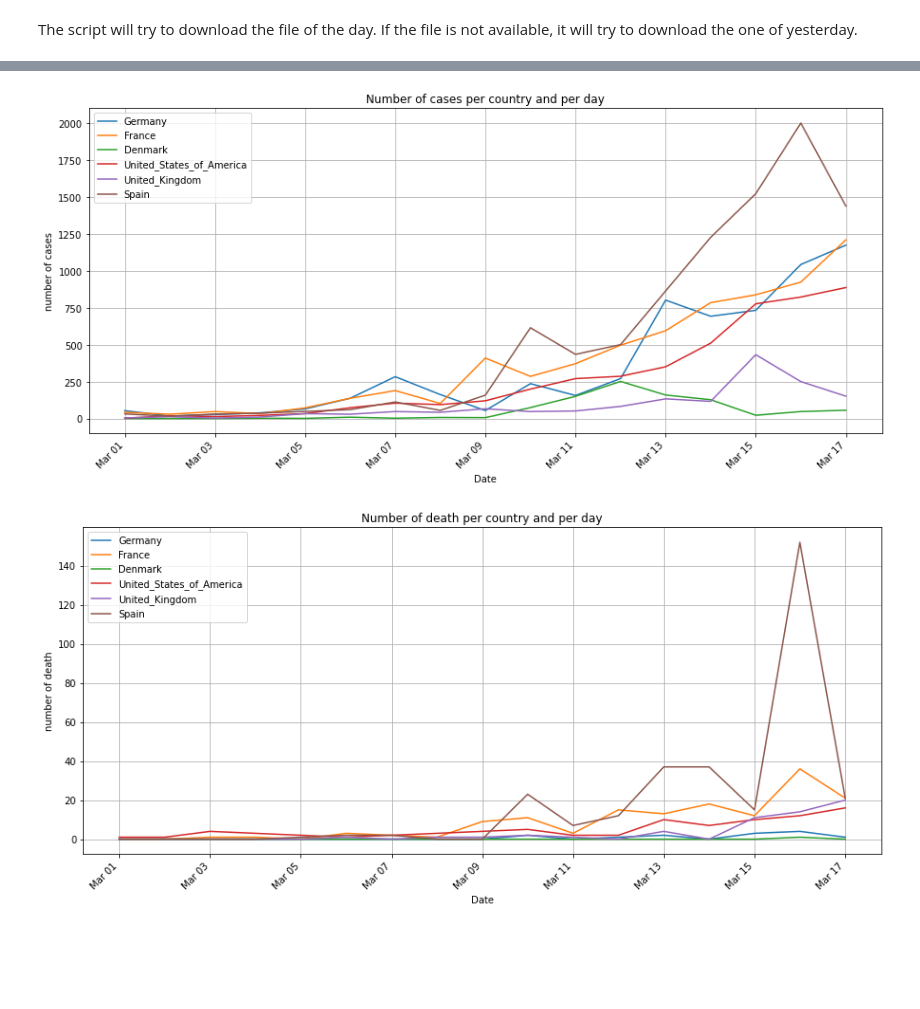
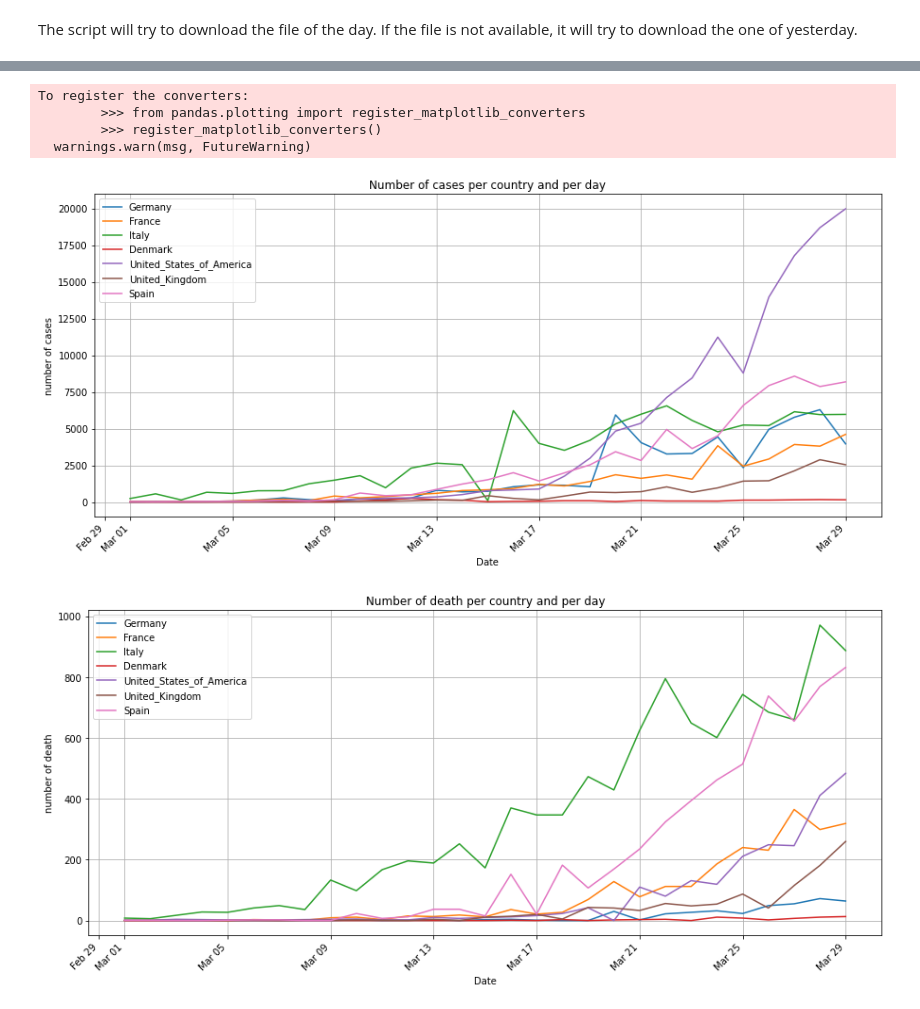
Before and after one commit to Hansastro/Covid-19, a Jupyter notebook: Covid_19.ipynb, the cells around one changed output, grey strips where cells are left out. Saved outputs shown, nothing was run; the diff lists cells and outputs as text; code cells hidden in the pictures; blank space fills up the shorter version.

```diff
--- a/Covid_19.ipynb
+++ b/Covid_19.ipynb
@@ -19,7 +19,7 @@ List of the country to display and a start date
 countryList = [
                'Germany',
                'France',
-               #'Italy',
+               'Italy',
                'Denmark',
                'United_States_of_America',
                'United_Kingdom',
@@ -61,36 +79,40 @@ Download the data of today (2020-03-17)...
 
 # Old version
 #if df is not None:
 #  fig, ax = plt.subplots(figsize=(15,7))
 #
 #  for c in countryList:
 #      ax.plot(df.loc[(df['CountryExp'] == c) & (df['DateRep'] >= startDate), ['DateRep']], \
 #               df.loc[(df['CountryExp'] == c) & (df['DateRep'] >= startDate), ['NewConfCases']])
 #  ax.set_title('Number of cases per country and per day')
 #  ax.set_xlabel('Date')
 #  ax.set_ylabel('number of cases')
 #  ax.grid(True)
 #  ax.xaxis.set_major_formatter(mdates.DateFormatter('%b %d'))
 #  ax.legend(countryList)
 #  fig.autofmt_xdate(rotation=45)
 #  fig.show()
 
 if df is not None:
   fig, ax = plt.subplots(figsize=(15,7))
 
   for c in countryList:
-      ax.plot(df.loc[(df['Countries and territories'] == c) & (df['DateRep'] >= startDate), ['DateRep']], \
-               df.loc[(df['Countries and territories'] == c) & (df['DateRep'] >= startDate), ['Cases']])
+      ax.plot(df.loc[(df['countriesAndTerritories'] == c) & (df['dateRep'] >= startDate), ['dateRep']], \
+               df.loc[(df['countriesAndTerritories'] == c) & (df['dateRep'] >= startDate), ['cases']])
   ax.set_title('Number of cases per country and per day')
   ax.set_xlabel('Date')
   ax.set_ylabel('number of cases')
   ax.grid(True)
   ax.xaxis.set_major_formatter(mdates.DateFormatter('%b %d'))
   ax.legend(countryList)
   fig.autofmt_xdate(rotation=45)
   fig.show()
 # %% [output]
+To register the converters:
+        >>> from pandas.plotting import register_matplotlib_converters
+        >>> register_matplotlib_converters()
+  warnings.warn(msg, FutureWarning)
-[figure, old version]
+[figure, new version]
 # %%
 # Make the curve of the death per day
 
@@ -114,8 +136,8 @@ if df is not None:
   fig, ax = plt.subplots(figsize=(15,7))
 
   for c in countryList:
-      ax.plot(df.loc[(df['Countries and territories'] == c) & (df['DateRep'] >= startDate), ['DateRep']], \
-              df.loc[(df['Countries and territories'] == c) & (df['DateRep'] >= startDate), ['Deaths']])
+      ax.plot(df.loc[(df['countriesAndTerritories'] == c) & (df['dateRep'] >= startDate), ['dateRep']], \
+              df.loc[(df['countriesAndTerritories'] == c) & (df['dateRep'] >= startDate), ['deaths']])
   ax.set_title('Number of death per country and per day')
   ax.set_xlabel('Date')
   ax.set_ylabel('number of death')
@@ -125,4 +147,4 @@ if df is not None:
   fig.autofmt_xdate(rotation=45)
   fig.show()
 # %% [output]
-[figure, old version]
+[figure, new version]
```
Also changed, not shown: parts of 2 cells of this notebook.
